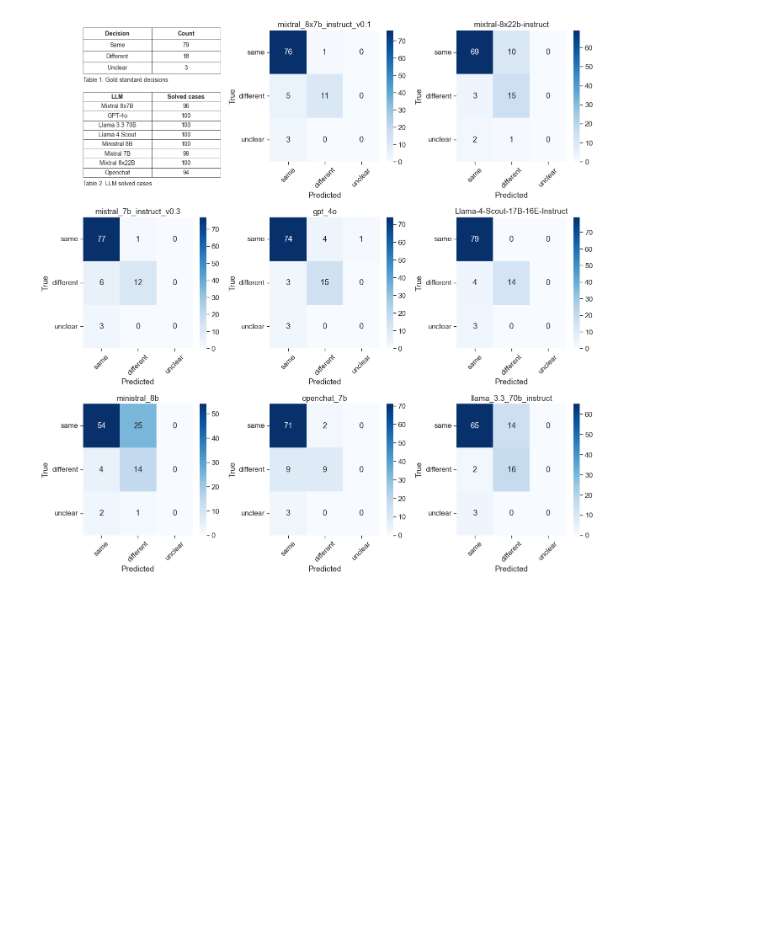
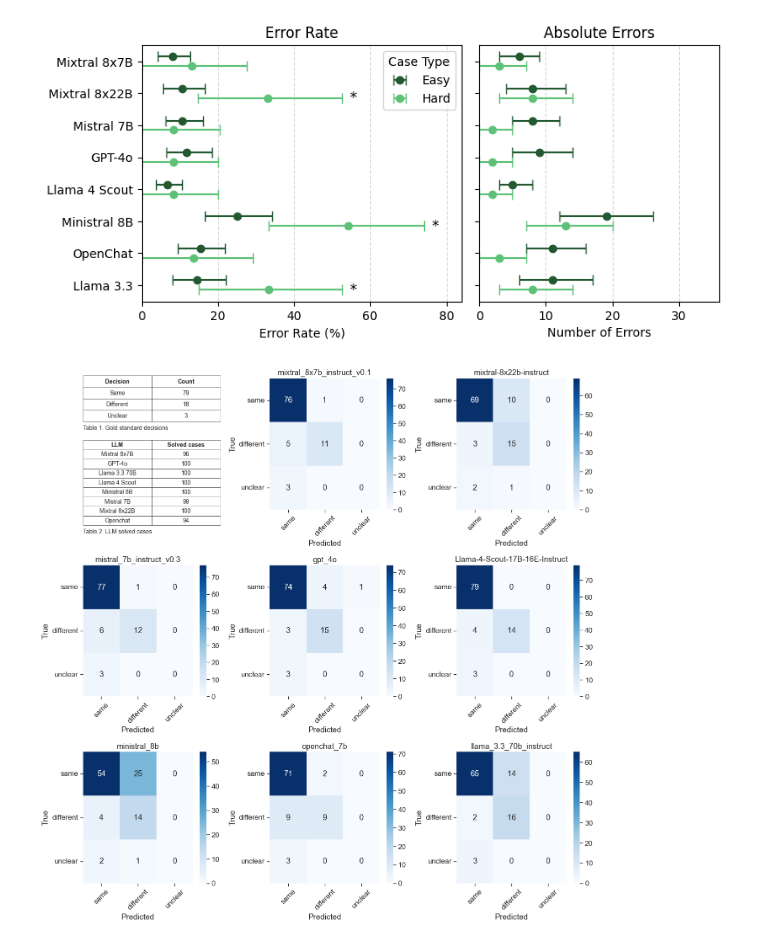
Before and after one commit to inab/software-id-benchmark, a Jupyter notebook: scripts/model_evaluation.ipynb, the cells around one changed output. Saved outputs shown, nothing was run; the diff lists cells and outputs as text; code cells hidden in the pictures; blank space fills up the shorter version.

```diff
--- a/scripts/model_evaluation.ipynb
+++ b/scripts/model_evaluation.ipynb
@@ -604,3 +705,7 @@ NameError: name 'df_results' is not defined
+# %%
+plot_error_rate_and_counts(df_results, figsize=(8, 4))
+# %% [output]
+[figure, added]
 # %%
 labels = ["same", "different", "unclear"]
 n_models = len(confusion_matrices.keys())
```
Also changed, not shown: parts of 14 cells of this notebook, 3 other files.
